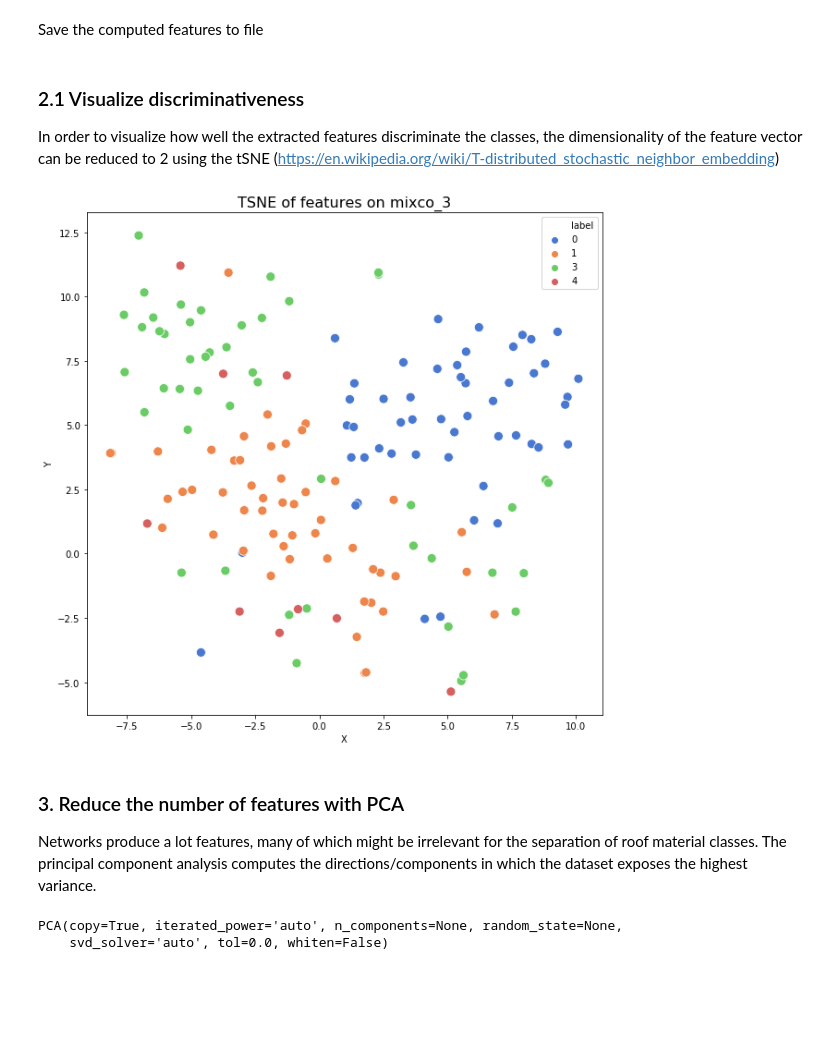
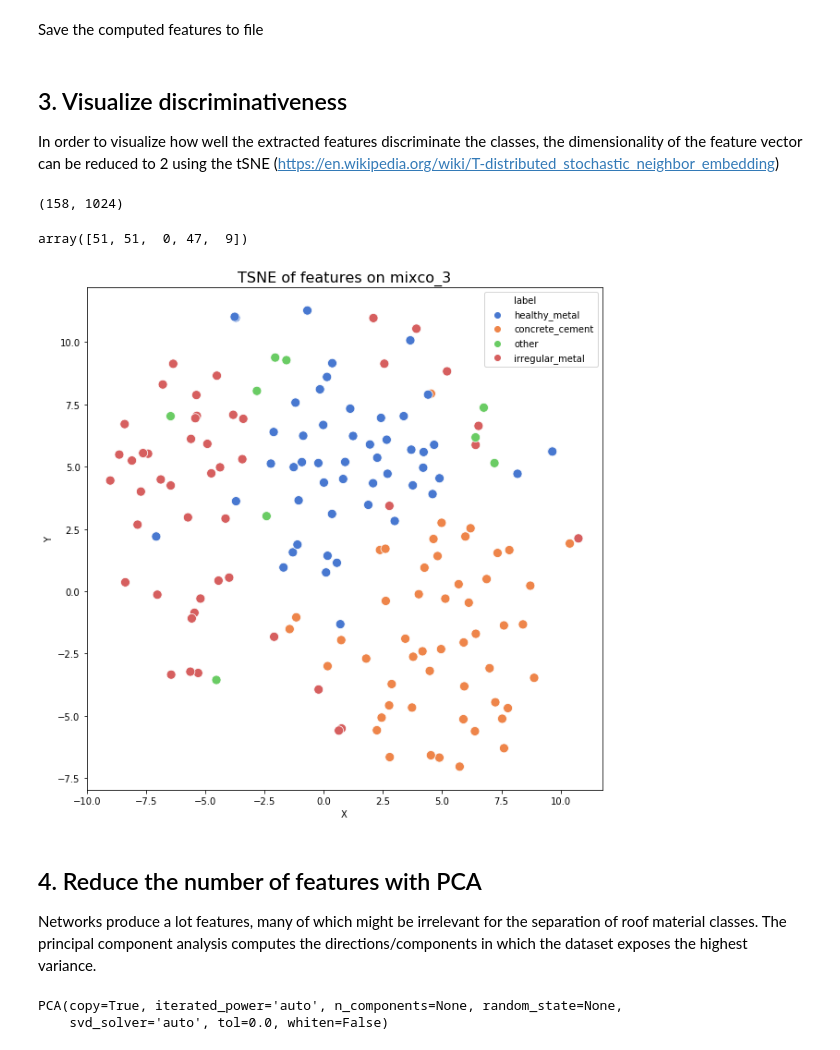
Before and after one commit to jo-ruether/ipeo_carribean, a Jupyter notebook: src/Feature extraction.ipynb, the cells around one changed output. Cells and saved outputs as stored; diff of their text form; code cells hidden in the pictures; blank space fills up the shorter version.

Commit message:
Feature extraction for testdata

```diff
--- a/src/Feature extraction.ipynb
+++ b/src/Feature extraction.ipynb
@@ -77,5 +79,5 @@ POOLING_METHOD = 'avg'
 # %%
-model = MobileNet(weights='imagenet',
+model = MODEL_TYPE(weights='imagenet',
                   include_top=False, pooling=POOLING_METHOD,
                   input_shape=(HEIGHT, WIDTH, CHANNELS))
 model.summary()
@@ -113,7 +115,7 @@ for label_string in labels_dict.values():
     labels_list.append(materials[label_string])
 
 
-images = np.zeros([len(labels_dict), HEIGHT, WIDTH, CHANNELS])
+train_data = np.zeros([len(labels_dict), HEIGHT, WIDTH, CHANNELS])
 i = 0
 for roof_id, roof_material in labels_dict.items():
     img_fp = join(train_dir, roof_material, roof_id+'.tif')
@@ -121,10 +123,10 @@ for roof_id, roof_material in labels_dict.items():
     # Adjust the image size to fit the network input
     img = image.load_img(img_fp, target_size=(HEIGHT, WIDTH))
     img_data = image.img_to_array(img)
-    images[i] = img_data
+    train_data[i] = img_data
 
     i = i+1
 
 # Use the respective preprocessing function of the selected pretrained network
 # to prepare it for the prediction step
-images = preprocess_input(images)
+train_data = preprocess_input(train_data)
@@ -145,0 +147,8 @@ print(time.time()-start)
+# %%
+start = time.time()
+features_train = model.predict(train_data)
+
+print(f'Feature extraction took {time.time()-start} seconds')
+
+with open(join(pickle_path, f'{model_name}_{POOLING_METHOD}_{region}_train.pkl' ), 'wb') as f:
+    pickle.dump(features_train, f)
@@ -146,12 +157,20 @@ print(time.time()-start)
 # %% [markdown]
 Save the computed features to file
 # %%
-with open(join(pickle_path, f'MobileNet_{POOLING_METHOD}_{region}_train.pkl' ), 'wb') as f:
-    pickle.dump(features_train, f)
+with open(join(pickle_path, f'{model_name}_{POOLING_METHOD}_{region}_train.pkl' ), 'rb') as f:
+    features_train = pickle.load(f)
 # %% [markdown]
-### 2.1 Visualize discriminativeness
+## 3. Visualize discriminativeness
 
 In order to visualize how well the extracted features discriminate the classes, the dimensionality of the feature vector can be reduced to 2 using the tSNE (https://en.wikipedia.org/wiki/T-distributed_stochastic_neighbor_embedding)
+# %%
+features_train.shape
+# %% [output]
+(158, 1024)
+# %%
+np.bincount(labels_list)
+# %% [output]
+array([51, 51,  0, 47,  9])
 # %%
 def plot_tsne(features, labels, title=None):
 
@@ -166,11 +186,11 @@ def plot_tsne(features, labels, title=None):
     if title:
         ax.set_title(title, fontsize=16)
 # %%
-plot_tsne(features_train, labels_list, title=f'TSNE of features on {region}')
+plot_tsne(features_train, list(labels_dict.values()), title=f'TSNE of features on {region}')
 # %% [output]
-[figure, old version]
+[figure, new version]
 # %% [markdown]
-### 3. Reduce the number of features with PCA
+## 4. Reduce the number of features with PCA
 
 Networks produce a lot features, many of which might be irrelevant for the separation of roof material classes.
 The principal component analysis computes the directions/components in which the dataset exposes the highest variance.
```
Also changed, not shown: parts of 18 cells of this notebook.
